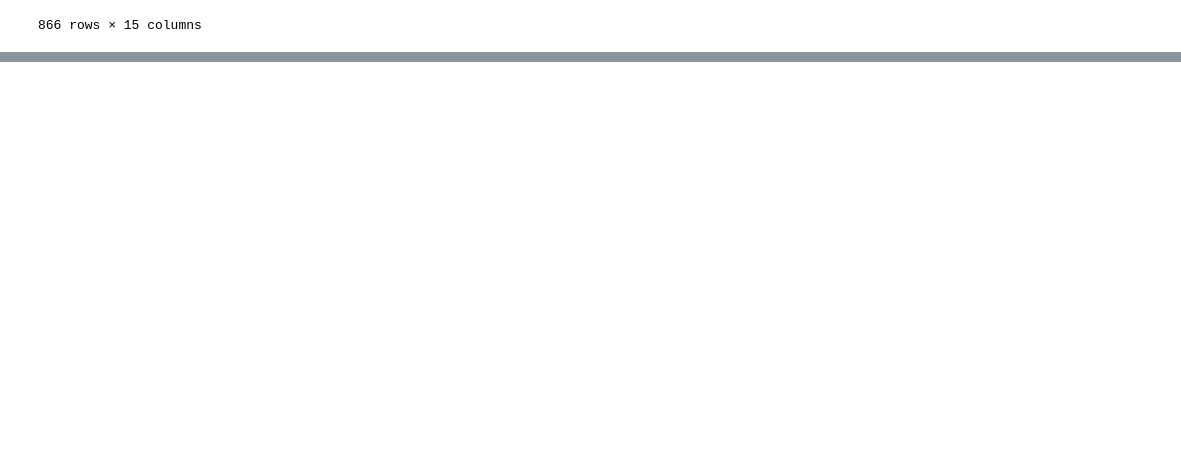
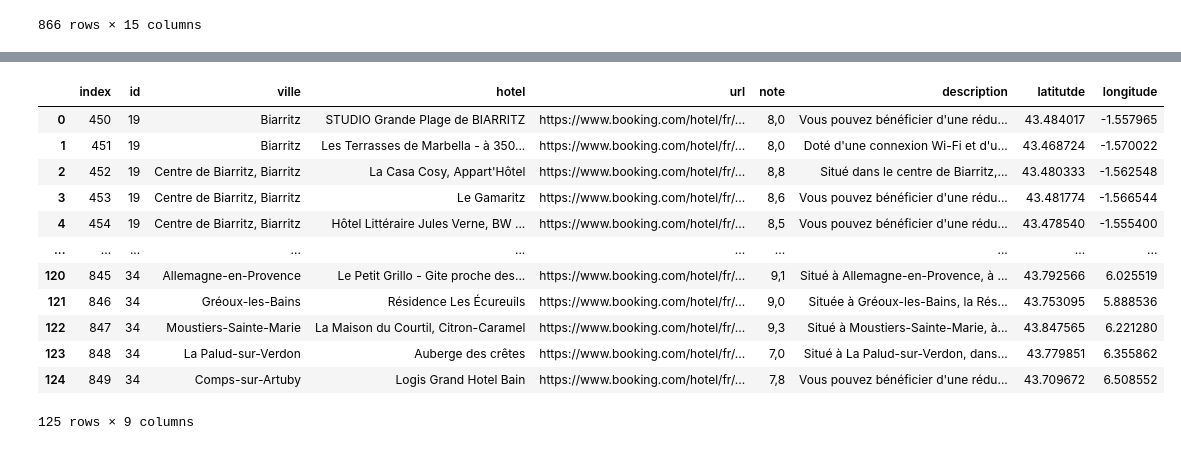
Before and after one commit to philippeJeremy/Bloc-1---Construction-et-alimentation-d-une-infrastructure-de-gestion-de-donn-e, a Jupyter notebook: booking.ipynb, the cells around one changed output, grey strips where cells are left out. Cells and saved outputs as stored; diff of their text form; code cells hidden in the pictures; blank space fills up the shorter version.

```diff
--- a/booking.ipynb
+++ b/booking.ipynb
@@ -157,0 +198,2 @@ result.fetchall()
+# %%
+hotel = text("SELECT * FROM hotel WHERE id IN (28, 20, 21, 19, 34)")
@@ -157,0 +207,3 @@ result.fetchall()
+# %%
+hotel_viz = pd.read_sql_query(hotel, conn)
+ville_viz = pd.read_sql_query(ville, conn)
@@ -157,0 +224,16 @@ result.fetchall()
+# %%
+hotel_viz
+# %% [output]
+|  | index | id | ville | hotel | url | note | description | latitutde | longitude |
+| 0 | 450 | 19 | Biarritz | STUDIO Grande Plage de BIARRITZ | https://www.booking.com/hotel/fr/... | 8,0 | Vous pouvez bénéficier d'une rédu... | 43.484017 | -1.557965 |
+| 1 | 451 | 19 | Biarritz | Les Terrasses de Marbella - à 350... | https://www.booking.com/hotel/fr/... | 8,0 | Doté d'une connexion Wi-Fi et d'u... | 43.468724 | -1.570022 |
+| 2 | 452 | 19 | Centre de Biarritz, Biarritz | La Casa Cosy, Appart'Hôtel | https://www.booking.com/hotel/fr/... | 8,8 | Situé dans le centre de Biarritz,... | 43.480333 | -1.562548 |
+| 3 | 453 | 19 | Centre de Biarritz, Biarritz | Le Gamaritz | https://www.booking.com/hotel/fr/... | 8,6 | Vous pouvez bénéficier d'une rédu... | 43.481774 | -1.566544 |
+| 4 | 454 | 19 | Centre de Biarritz, Biarritz | Hôtel Littéraire Jules Verne, BW ... | https://www.booking.com/hotel/fr/... | 8,5 | Vous pouvez bénéficier d'une rédu... | 43.478540 | -1.555400 |
+| ... | ... | ... | ... | ... | ... | ... | ... | ... | ... |
+| 120 | 845 | 34 | Allemagne-en-Provence | Le Petit Grillo - Gite proche des... | https://www.booking.com/hotel/fr/... | 9,1 | Situé à Allemagne-en-Provence, à ... | 43.792566 | 6.025519 |
+| 121 | 846 | 34 | Gréoux-les-Bains | Résidence Les Écureuils | https://www.booking.com/hotel/fr/... | 9,0 | Située à Gréoux-les-Bains, la Rés... | 43.753095 | 5.888536 |
+| 122 | 847 | 34 | Moustiers-Sainte-Marie | La Maison du Courtil, Citron-Caramel | https://www.booking.com/hotel/fr/... | 9,3 | Situé à Moustiers-Sainte-Marie, à... | 43.847565 | 6.221280 |
+| 123 | 848 | 34 | La Palud-sur-Verdon | Auberge des crêtes | https://www.booking.com/hotel/fr/... | 7,0 | Situé à La Palud-sur-Verdon, dans... | 43.779851 | 6.355862 |
+| 124 | 849 | 34 | Comps-sur-Artuby | Logis Grand Hotel Bain | https://www.booking.com/hotel/fr/... | 7,8 | Vous pouvez bénéficier d'une rédu... | 43.709672 | 6.508552 |
+125 rows × 9 columns
```
Also changed, not shown: parts of 19 cells of this notebook, 1 other file.
